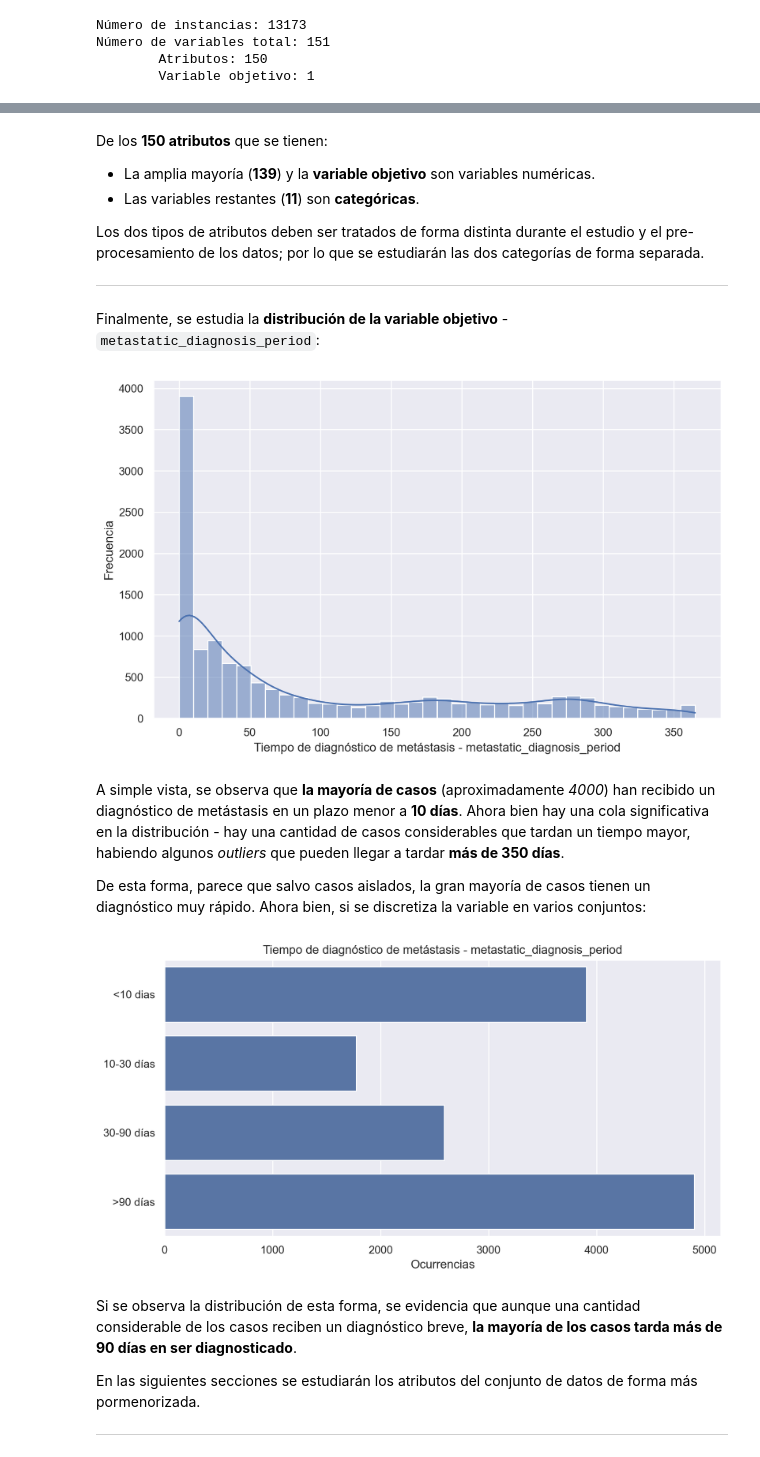
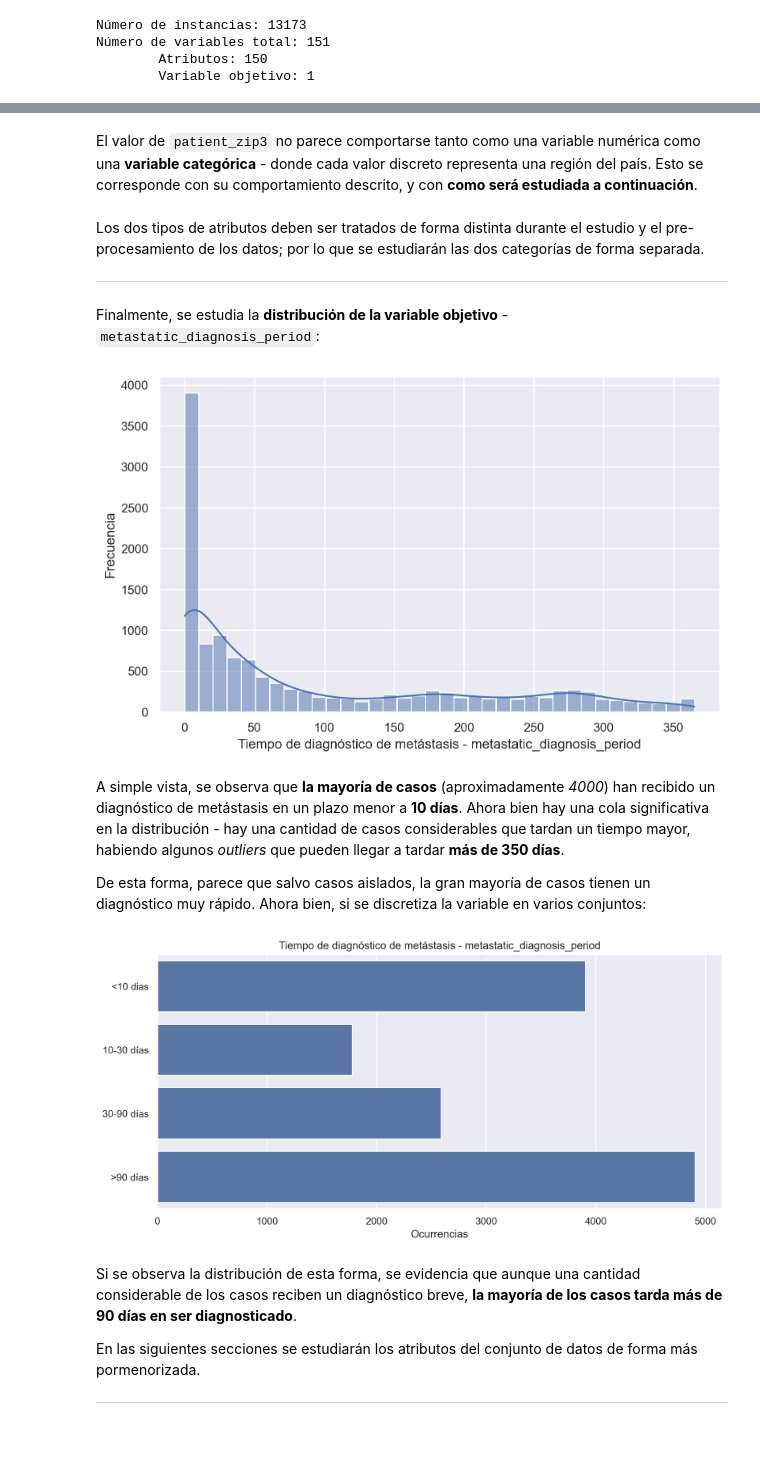
Before and after one commit to MoonDollLuna/cidaen_m5_thesis, a Jupyter notebook: TFM - Luna Jimenez Fernandez - Jupyter.ipynb, the cells around one changed output, grey strips where cells are left out. Saved outputs shown, nothing was run; the diff lists cells and outputs as text; code cells hidden in the pictures.

```diff
--- a/TFM - Luna Jimenez Fernandez - Jupyter.ipynb
+++ b/TFM - Luna Jimenez Fernandez - Jupyter.ipynb
@@ -327,0 +393,2 @@ Variables categóricas: 11
+# %% [markdown]
+El valor de `patient_zip3` no parece comportarse tanto como una variable numérica como una **variable categórica** - donde cada valor discreto representa una región del país. Esto se corresponde con su comportamiento descrito, y con **como será estudiada a continuación**.
@@ -328,8 +400,4 @@ Variables categóricas: 11
 # %% [markdown]
-De los **150 atributos** que se tienen:
-- La amplia mayoría (**139**) y la **variable objetivo** son variables numéricas.
-- Las variables restantes (**11**) son **categóricas**.
-
 Los dos tipos de atributos deben ser tratados de forma distinta durante el estudio y el pre-procesamiento de los datos; por lo que se estudiarán las dos categorías de forma separada.
 
 ---
@@ -337,7 +405,7 @@ Los dos tipos de atributos deben ser tratados de forma distinta durante el estud
 Finalmente, se estudia la **distribución de la variable objetivo** - `metastatic_diagnosis_period`:
 # %%
 # Create the figure
-plt.figure(figsize=(10, 6));
+plt.figure(figsize=(8, 5));
 
 # Create a Histogram to display the distribution of the class variable
 ax = sns.histplot(
@@ -352,8 +420,12 @@ ax.set(
     xlabel="Tiempo de diagnóstico de metástasis - metastatic_diagnosis_period",
     ylabel="Frecuencia"
 );
+
+# Show the figure
+plt.tight_layout();
+plt.show();
 # %% [output]
-[figure, old version]
+[figure, new version]
 # %% [markdown]
 A simple vista, se observa que **la mayoría de casos** (aproximadamente *4000*) han recibido un diagnóstico de metástasis en un plazo menor a **10 días**. Ahora bien hay una cola significativa en la distribución - hay una cantidad de casos considerables que tardan un tiempo mayor, habiendo algunos *outliers* que pueden llegar a tardar **más de 350 días**.
 
@@ -361,23 +433,27 @@ De esta forma, parece que salvo casos aislados, la gran mayoría de casos tienen
 # %%
 # Create the figure
 plt.figure(figsize=(10, 5));
 
 # Create a bar plot
 ax = sns.countplot(
     # Data is divided into discrete ranges
     data = (pd.cut(df_metastasis["metastatic_diagnosis_period"],
            [-np.inf, 10, 30, 90, np.inf],
            labels=["<10 dias", "10-30 días", "30-90 días", ">90 días"]))
 )
 
 # Set a title and X/Y labels
 ax.set(
     xlabel="Ocurrencias",
     ylabel="",
     title="Tiempo de diagnóstico de metástasis - metastatic_diagnosis_period"
 );
+
+# Show the figure
+plt.tight_layout();
+plt.show();
 # %% [output]
-[figure, old version]
+[figure, new version]
 # %% [markdown]
 Si se observa la distribución de esta forma, se evidencia que aunque una cantidad considerable de los casos reciben un diagnóstico breve, **la mayoría de los casos tarda más de 90 días en ser diagnosticado**.
 
```
Also changed, not shown: parts of 73 cells of this notebook.
